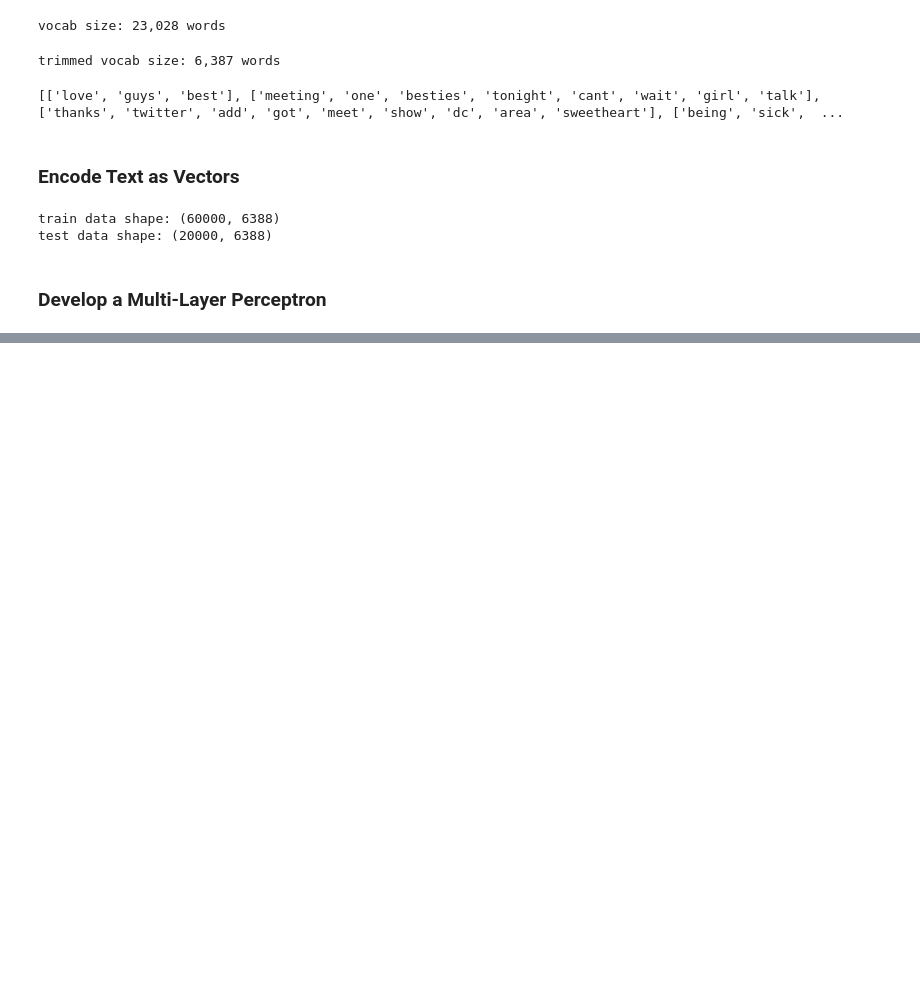
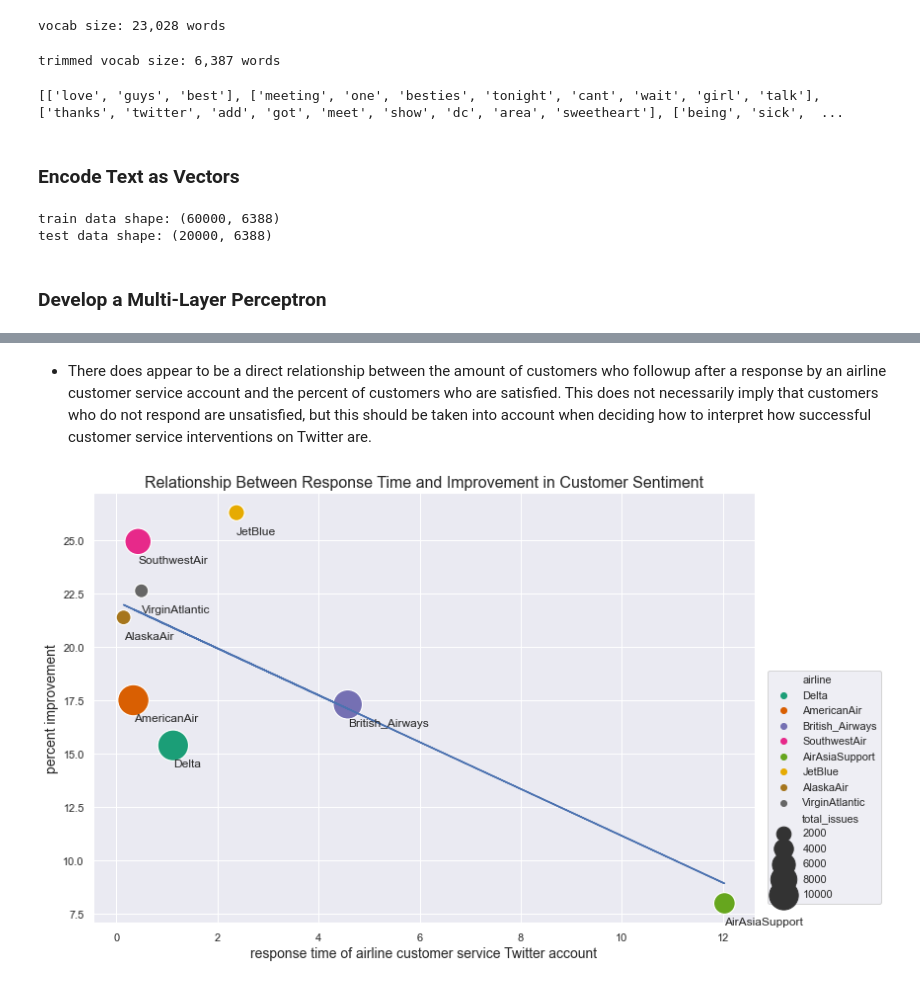
Before and after one commit to bmensah/springboard, a Jupyter notebook: capstone3/notebooks/Cap3_Processing_and_Modeling.ipynb, the cells around one changed output, grey strips where cells are left out. Cells and saved outputs as stored; diff of their text form; code cells hidden in the pictures; blank space fills up the shorter version.

```diff
--- a/capstone3/notebooks/Cap3_Processing_and_Modeling.ipynb
+++ b/capstone3/notebooks/Cap3_Processing_and_Modeling.ipynb
@@ -503,0 +517,9 @@ topic
+# %% [markdown]
+* There does appear to be a direct relationship between the amount of customers who followup after a response by an airline customer service account and the percent of customers who are satisfied. This does not necessarily imply that customers who do not respond are unsatisfied, but this should be taken into account when deciding how to interpret how successful customer service interventions on Twitter are.
+# %%
+vis_results(x="avg_response_time",
+            title="Relationship Between Response Time and Improvement in Customer Sentiment",
+            xlabel="response time of airline customer service Twitter account",
+            ylabel="percent improvement")
+# %% [output]
+[figure, added]
```
Also changed, not shown: parts of 74 cells of this notebook.
